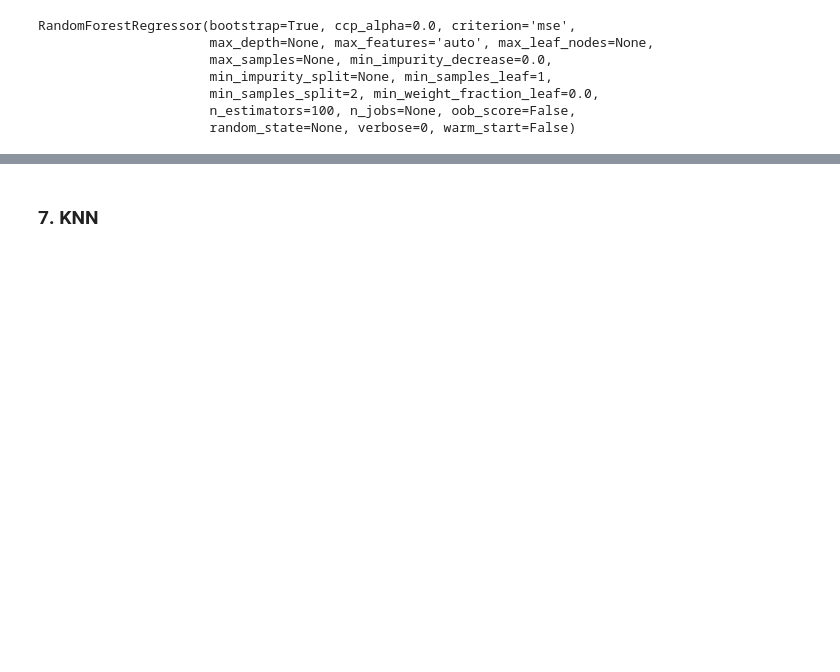
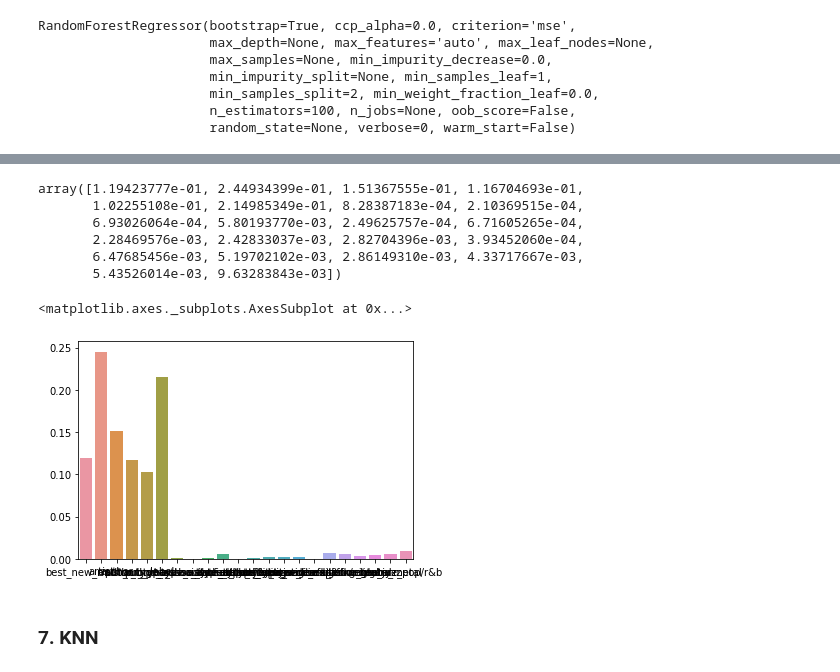
Before and after one commit to pravinks94/pitchfork-data, a Jupyter notebook: pravin/pitchfork.ipynb, the cells around one changed output, grey strips where cells are left out. Cells and saved outputs as stored; diff of their text form; code cells hidden in the pictures; blank space fills up the shorter version.

```diff
--- a/pravin/pitchfork.ipynb
+++ b/pravin/pitchfork.ipynb
@@ -1029,0 +1025,9 @@ RMSE of Test: 0.8154023213099066
+# %%
+rfr.feature_importances_
+# %% [output]
+array([1.19423777e-01, 2.44934399e-01, 1.51367555e-01, 1.16704693e-01,
+       1.02255108e-01, 2.14985349e-01, 8.28387183e-04, 2.10369515e-04,
+       6.93026064e-04, 5.80193770e-03, 2.49625757e-04, 6.71605265e-04,
+       2.28469576e-03, 2.42833037e-03, 2.82704396e-03, 3.93452060e-04,
+       6.47685456e-03, 5.19702102e-03, 2.86149310e-03, 4.33717667e-03,
+       5.43526014e-03, 9.63283843e-03])
@@ -1030,3 +1036,8 @@ RMSE of Test: 0.8154023213099066
+# %%
+sns.barplot(x=X_final.columns,y=rfr.feature_importances_)
+# %% [output]
+<matplotlib.axes._subplots.AxesSubplot at 0x...>
+[figure, added]
 # %% [markdown]
 ### 7. KNN
 # %%
```
Also changed, not shown: parts of 19 cells of this notebook.
